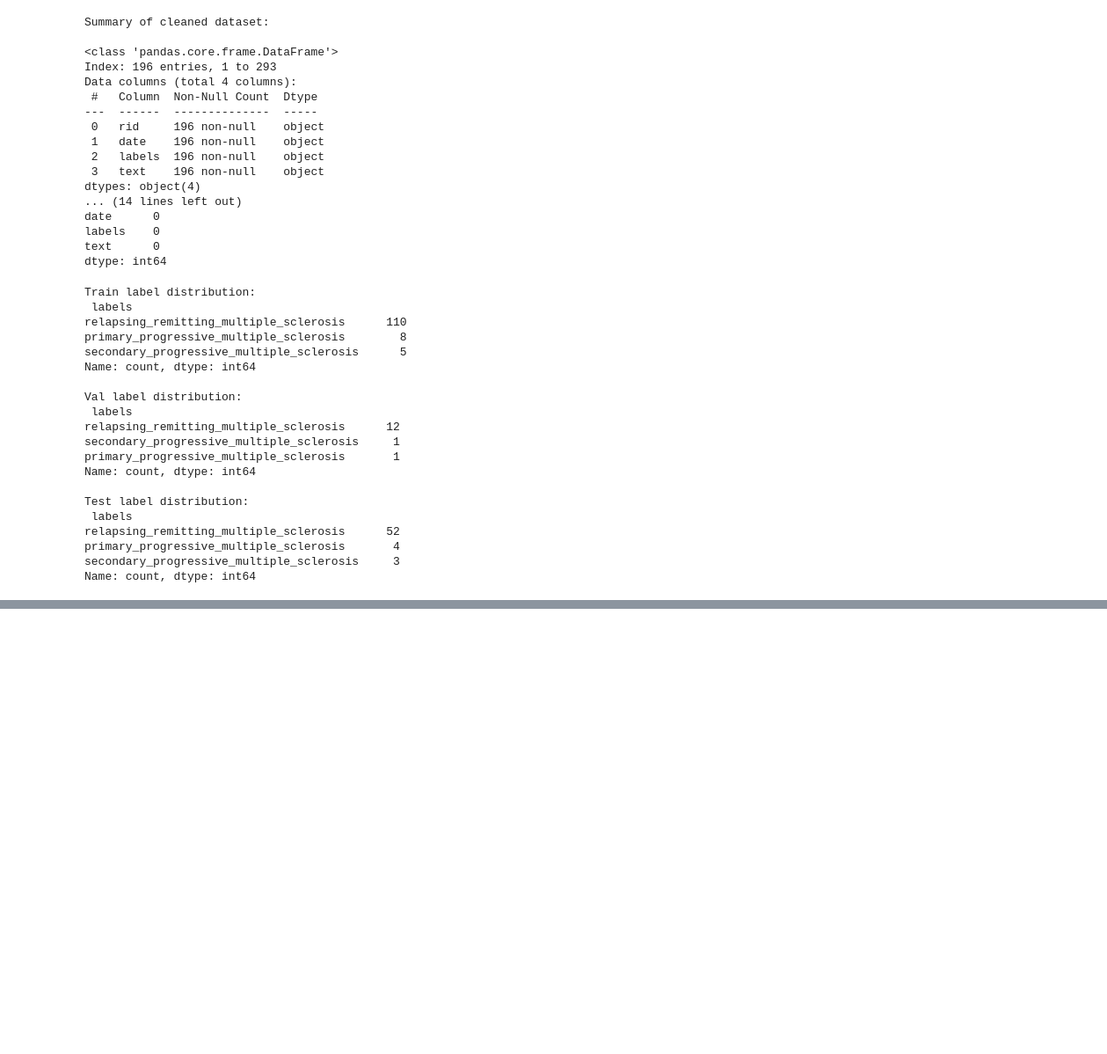
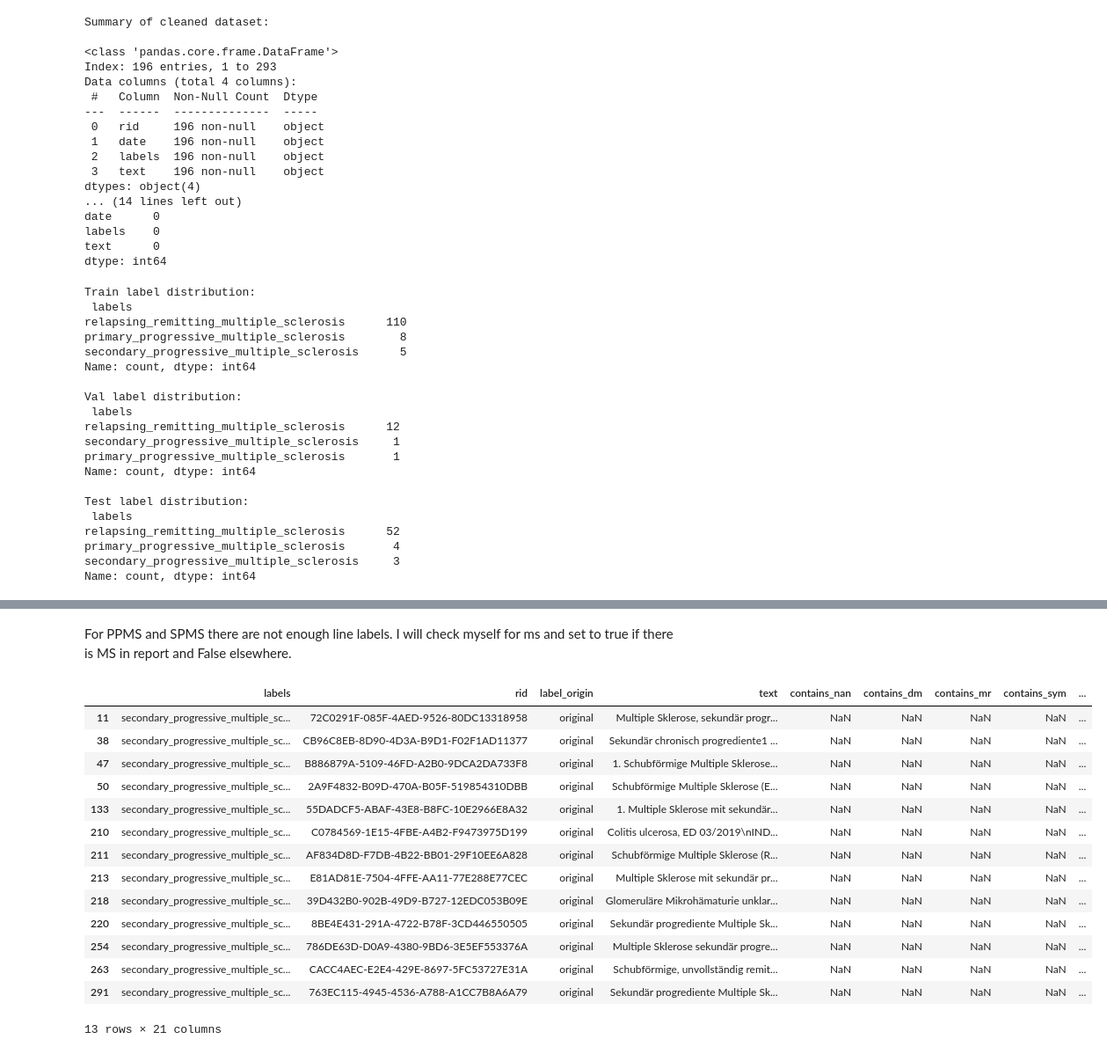
Before and after one commit to maregli/inf-extr, a Jupyter notebook: notebooks/data_preprocessing/02_ms-classification.ipynb, the cells around one changed output, grey strips where cells are left out. Shown at 88% size. Cells and saved outputs as stored; diff of their text form; code cells hidden in the pictures; blank space fills up the shorter version.

```diff
--- a/notebooks/data_preprocessing/02_ms-classification.ipynb
+++ b/notebooks/data_preprocessing/02_ms-classification.ipynb
@@ -452,0 +468,2 @@ Name: count, dtype: int64
+# %%
+df = pd.read_csv(os.path.join(paths.DATA_PATH_PREPROCESSED,"line_labelling", "seantis_kisim.csv"))
@@ -452,0 +505,32 @@ Name: count, dtype: int64
+# %%
+# Loading data. Text data is loaded from json file using the same data as in old approach
+labels = pd.read_csv(paths.DATA_PATH_SEANTIS/'diagnoses.csv').rename(columns={'research_id': 'rid'}).drop(columns=["diagnosis_date", "disease_onset_date"])
+
+# Add label_origin and fill with "original"
+labels["label_origin"] = "original"
+
+# Merge on rid, drop irrelevant columns, rename columns
+df_merged = pd.merge(labels, df_clean, on='rid', how='inner')
+
+# Only use confirmed diagnosis
+df_merged = df_merged[df_merged["diagnosis_reliability"] == "confirmed"].drop(columns=["diagnosis_reliability"])
+
+# Remove and rename columns
+df_merged = df_merged.rename(columns={"disease": "labels"})
+
+# Check special cases where I rewrite the label
+map_dict = {
+    "Schubförmig remittierende Multiple Sklerose (RRMS)": "relapsing_remitting_multiple_sclerosis",
+    "Schubförmig remittierende Multiple Sklerose": "relapsing_remitting_multiple_sclerosis",
+    "Schubförmig remittierende Multiple Sklerose ": "relapsing_remitting_multiple_sclerosis",
+    "Multiple Sklerose mit V.a. sekundär chronisch-progredienten Verlauf": "secondary_progressive_multiple_sclerosis",
+    "Multiple Sklerose a.e. primär progredient": "primary_progressive_multiple_sclerosis",
+    "Multiple Sklerose mit a.e. primär-progredientem Verlauf": "primary_progressive_multiple_sclerosis",
+}
+
+# Remap labels
+df_merged = df_merged.replace(map_dict)
+
+# Only use confirmed diagnosis and the relevant labels
+labels_list = ["relapsing_remitting_multiple_sclerosis", "secondary_progressive_multiple_sclerosis", "primary_progressive_multiple_sclerosis"]
+df_merged = df_merged[df_merged["labels"].isin(labels_list)]
@@ -452,0 +564,20 @@ Name: count, dtype: int64
+# %% [markdown]
+For PPMS and SPMS there are not enough line labels. I will check myself for ms and set to true if there is MS in report and False elsewhere.
+# %%
+df_merged[df_merged.labels == "secondary_progressive_multiple_sclerosis"]
+# %% [output]
+|  | labels | rid | label_origin | text | contains_nan | contains_dm | contains_mr | contains_sym | ... |
+| 11 | secondary_progressive_multiple_sc... | 72C0291F-085F-4AED-9526-80DC13318958 | original | Multiple Sklerose, sekundär progr... | NaN | NaN | NaN | NaN | ... |
+| 38 | secondary_progressive_multiple_sc... | CB96C8EB-8D90-4D3A-B9D1-F02F1AD11377 | original | Sekundär chronisch progrediente1 ... | NaN | NaN | NaN | NaN | ... |
+| 47 | secondary_progressive_multiple_sc... | B886879A-5109-46FD-A2B0-9DCA2DA733F8 | original | 1. Schubförmige Multiple Sklerose... | NaN | NaN | NaN | NaN | ... |
+| 50 | secondary_progressive_multiple_sc... | 2A9F4832-B09D-470A-B05F-519854310DBB | original | Schubförmige Multiple Sklerose (E... | NaN | NaN | NaN | NaN | ... |
+| 133 | secondary_progressive_multiple_sc... | 55DADCF5-ABAF-43E8-B8FC-10E2966E8A32 | original | 1. Multiple Sklerose mit sekundär... | NaN | NaN | NaN | NaN | ... |
+| 210 | secondary_progressive_multiple_sc... | C0784569-1E15-4FBE-A4B2-F9473975D199 | original | Colitis ulcerosa, ED 03/2019\nIND... | NaN | NaN | NaN | NaN | ... |
+| 211 | secondary_progressive_multiple_sc... | AF834D8D-F7DB-4B22-BB01-29F10EE6A828 | original | Schubförmige Multiple Sklerose (R... | NaN | NaN | NaN | NaN | ... |
+| 213 | secondary_progressive_multiple_sc... | E81AD81E-7504-4FFE-AA11-77E288E77CEC | original | Multiple Sklerose mit sekundär pr... | NaN | NaN | NaN | NaN | ... |
+| 218 | secondary_progressive_multiple_sc... | 39D432B0-902B-49D9-B727-12EDC053B09E | original | Glomeruläre Mikrohämaturie unklar... | NaN | NaN | NaN | NaN | ... |
+| 220 | secondary_progressive_multiple_sc... | 8BE4E431-291A-4722-B78F-3CD446550505 | original | Sekundär progrediente Multiple Sk... | NaN | NaN | NaN | NaN | ... |
+| 254 | secondary_progressive_multiple_sc... | 786DE63D-D0A9-4380-9BD6-3E5EF553376A | original | Multiple Sklerose sekundär progre... | NaN | NaN | NaN | NaN | ... |
+| 263 | secondary_progressive_multiple_sc... | CACC4AEC-E2E4-429E-8697-5FC53727E31A | original | Schubförmige, unvollständig remit... | NaN | NaN | NaN | NaN | ... |
+| 291 | secondary_progressive_multiple_sc... | 763EC115-4945-4536-A788-A1CC7B8A6A79 | original | Sekundär progrediente Multiple Sk... | NaN | NaN | NaN | NaN | ... |
+13 rows × 21 columns
```
Also changed, not shown: parts of 12 cells of this notebook.
